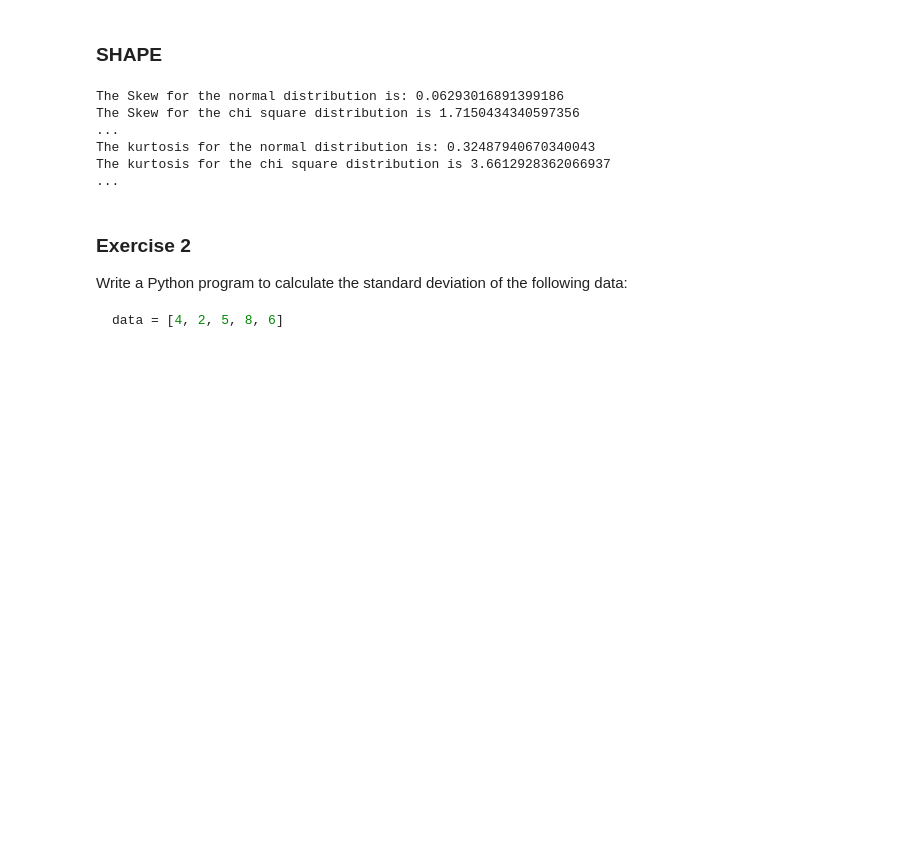
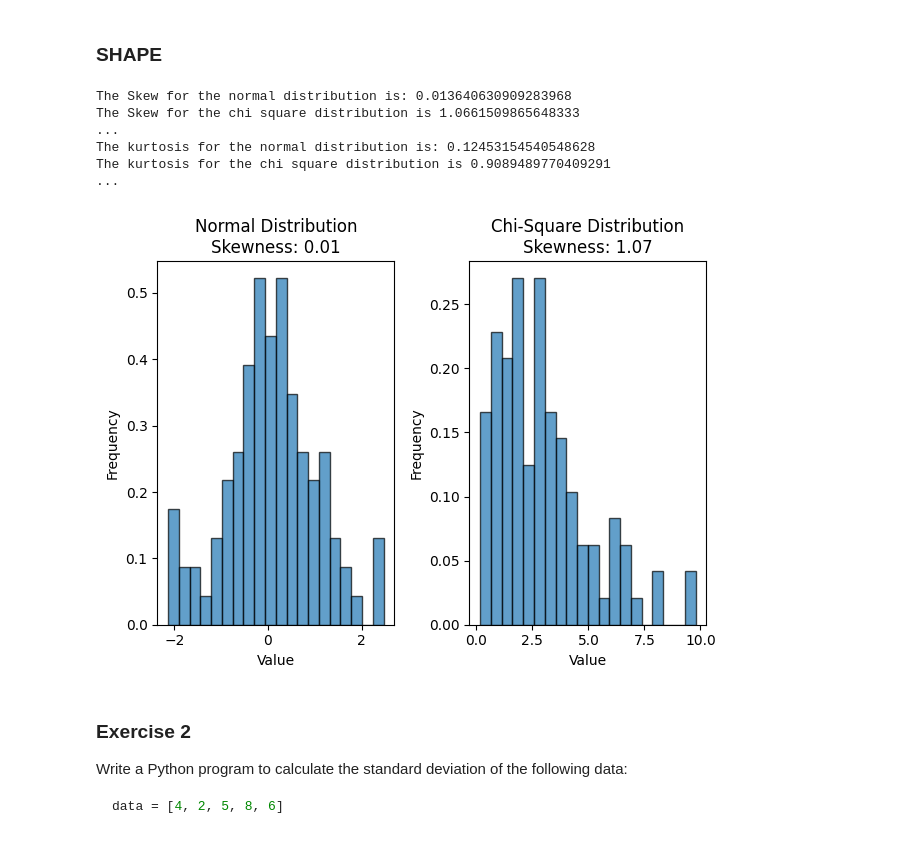
Before and after one commit to GuillePrograma94/descriptive-statistics, a Jupyter notebook: notebook/problems.ipynb, the cells around one changed output. Drawn from its saved outputs; the diff is of its cells as text; code cells hidden in the pictures; blank space fills up the shorter version.

```diff
--- a/notebook/problems.ipynb
+++ b/notebook/problems.ipynb
@@ -134,29 +134,46 @@ The Standard Deviation for the chi square distribution is 2.4316135789065623
 # %%
 # To be able to analise the skewness and the kurtosis, we will import both from scipy.stats
 from scipy.stats import skew, kurtosis
 
 # We check the skewness of the arrays
 skew_normal = skew(array_normal)
 skew_chisquare = skew(array_chisquare)
 
 print (f'''The Skew for the normal distribution is: {skew_normal}
 The Skew for the chi square distribution is {skew_chisquare}
 ...''')
 
 # We check the kurtosis of the arrays
 kurtosis_normal = kurtosis(array_normal)
 kurtosis_chisquare = kurtosis(array_chisquare)
 
 print (f'''The kurtosis for the normal distribution is: {kurtosis_normal}
 The kurtosis for the chi square distribution is {kurtosis_chisquare}
 ...''')
+
+# We display the histograms of both arrays to visualize the skew and kurtosis.
+plt.subplot(1, 2, 1)
+plt.hist(array_normal, bins=20, edgecolor='black', alpha=0.7, density=True)
+plt.title(f'Normal Distribution\nSkewness: {skew_normal:.2f}')
+plt.xlabel('Value')
+plt.ylabel('Frequency')
+
+plt.subplot(1, 2, 2)
+plt.hist(array_chisquare, bins=20, edgecolor='black', alpha=0.7, density=True)
+plt.title(f'Chi-Square Distribution\nSkewness: {skew_chisquare:.2f}')
+plt.xlabel('Value')
+plt.ylabel('Frequency')
+
+plt.tight_layout()
+plt.show()
 # %% [output]
-The Skew for the normal distribution is: 0.06293016891399186
-The Skew for the chi square distribution is 1.7150434340597356
+The Skew for the normal distribution is: 0.013640630909283968
+The Skew for the chi square distribution is 1.0661509865648333
 ...
-The kurtosis for the normal distribution is: 0.32487940670340043
-The kurtosis for the chi square distribution is 3.6612928362066937
+The kurtosis for the normal distribution is: 0.12453154540548628
+The kurtosis for the chi square distribution is 0.9089489770409291
 ...
+[figure, added]
 # %% [markdown]
 ### Exercise 2
 
```
Also changed, not shown: parts of 3 cells of this notebook.
